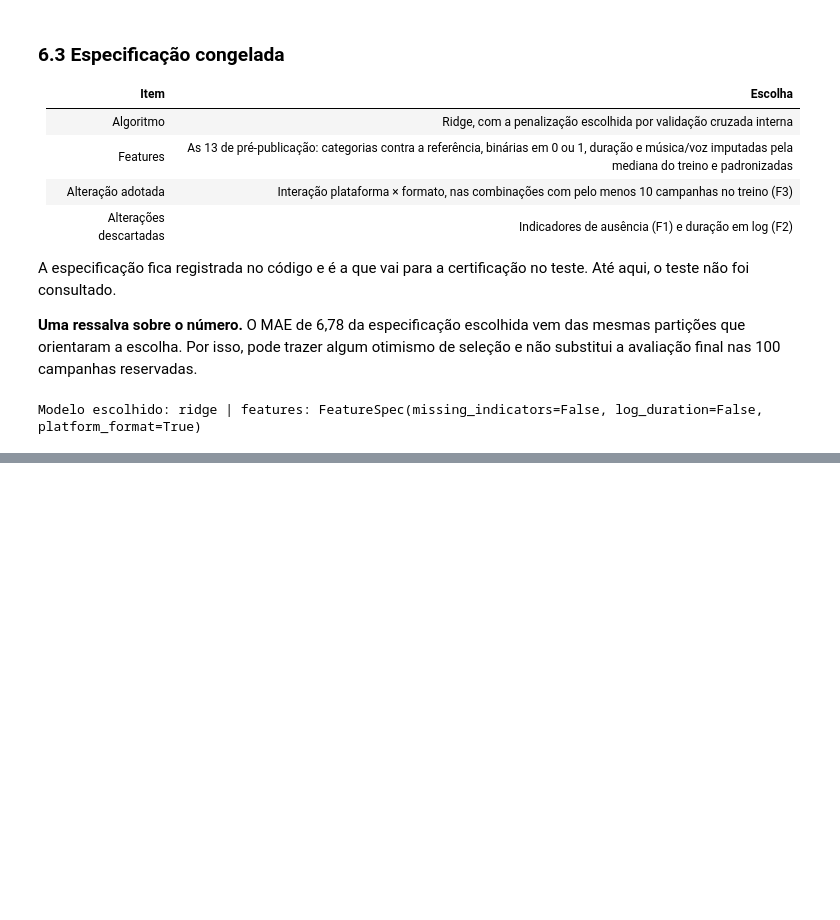
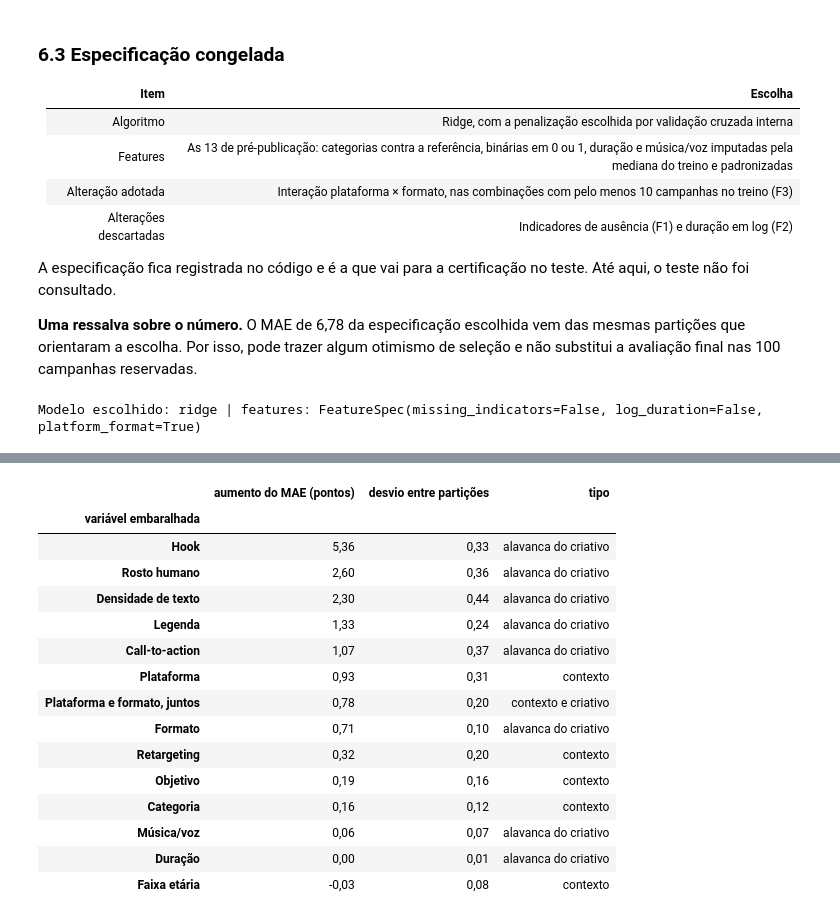
Before and after one commit to murilozgodoy/case_klike.ia, a Jupyter notebook: notebooks/03_modeling.ipynb, the cells around one changed output, grey strips where cells are left out. Saved outputs shown, nothing was run; the diff lists cells and outputs as text; code cells hidden in the pictures; blank space fills up the shorter version.

```diff
--- a/notebooks/03_modeling.ipynb
+++ b/notebooks/03_modeling.ipynb
@@ -574,0 +1196,61 @@ Modelo escolhido: ridge | features: FeatureSpec(missing_indicators=False, log_du
+# %%
+IMPORTANCE_GROUPS = {
+    "Hook": ["has_hook"],
+    "Rosto humano": ["has_face"],
+    "Densidade de texto": ["text_density"],
+    "Legenda": ["subtitle_status"],
+    "Call-to-action": ["has_cta"],
+    "Formato": ["format"],
+    "Música/voz": ["music_voice_ratio"],
+    "Duração": ["video_duration_s"],
+    "Plataforma": ["platform"],
+    "Retargeting": ["is_retargeting"],
+    "Objetivo": ["objective"],
+    "Categoria": ["category"],
+    "Faixa etária": ["target_audience_age"],
+}
+JOINT = "Plataforma e formato, juntos"
+IMPORTANCE_GROUPS[JOINT] = ["platform", "format"]
+LEVERS = {"Hook", "Rosto humano", "Densidade de texto", "Legenda", "Call-to-action", "Formato",
+          "Música/voz", "Duração"}
+GROUP_KIND = {group: "alavanca do criativo" for group in LEVERS} | {JOINT: "contexto e criativo"}
+per_partition = []
+for number, (train, valid) in enumerate(splits[: modeling.N_SPLITS]):
+    fitted = tuned(modeling.SELECTED_MODEL, modeling.SELECTED_SPEC).fit(
+        X_development.iloc[train], y_development.iloc[train]
+    )
+    table = permutation_importance_by_group(
+        fitted, X_development.iloc[valid], y_development.iloc[valid], IMPORTANCE_GROUPS,
+        random_state=number,
+    )
+    per_partition.append(table.set_index("grupo")["aumento_mae"])
+importance = pd.concat(per_partition, axis=1)
+importance = pd.DataFrame(
+    {"aumento": importance.mean(axis=1), "desvio": importance.std(axis=1)}
+).sort_values("aumento", ascending=False)
+display(
+    importance.assign(
+        tipo=[GROUP_KIND.get(group, "contexto") for group in importance.index],
+        aumento=importance["aumento"].map(lambda v: fmt_number(round(v, 2) + 0.0, 2)),
+        desvio=importance["desvio"].map(lambda v: fmt_number(v, 2)),
+    )
+    .rename(columns={"aumento": "aumento do MAE (pontos)", "desvio": "desvio entre partições"})
+    .rename_axis("variável embaralhada")
+)
+# %% [output]
+|  | aumento do MAE (pontos) | desvio entre partições | tipo |
+| variável embaralhada |  |  |  |
+| Hook | 5,36 | 0,33 | alavanca do criativo |
+| Rosto humano | 2,60 | 0,36 | alavanca do criativo |
+| Densidade de texto | 2,30 | 0,44 | alavanca do criativo |
+| Legenda | 1,33 | 0,24 | alavanca do criativo |
+| Call-to-action | 1,07 | 0,37 | alavanca do criativo |
+| Plataforma | 0,93 | 0,31 | contexto |
+| Plataforma e formato, juntos | 0,78 | 0,20 | contexto e criativo |
+| Formato | 0,71 | 0,10 | alavanca do criativo |
+| Retargeting | 0,32 | 0,20 | contexto |
+| Objetivo | 0,19 | 0,16 | contexto |
+| Categoria | 0,16 | 0,12 | contexto |
+| Música/voz | 0,06 | 0,07 | alavanca do criativo |
+| Duração | 0,00 | 0,01 | alavanca do criativo |
+| Faixa etária | -0,03 | 0,08 | contexto |
```
Also changed, not shown: parts of 30 cells of this notebook, 3 other files.
